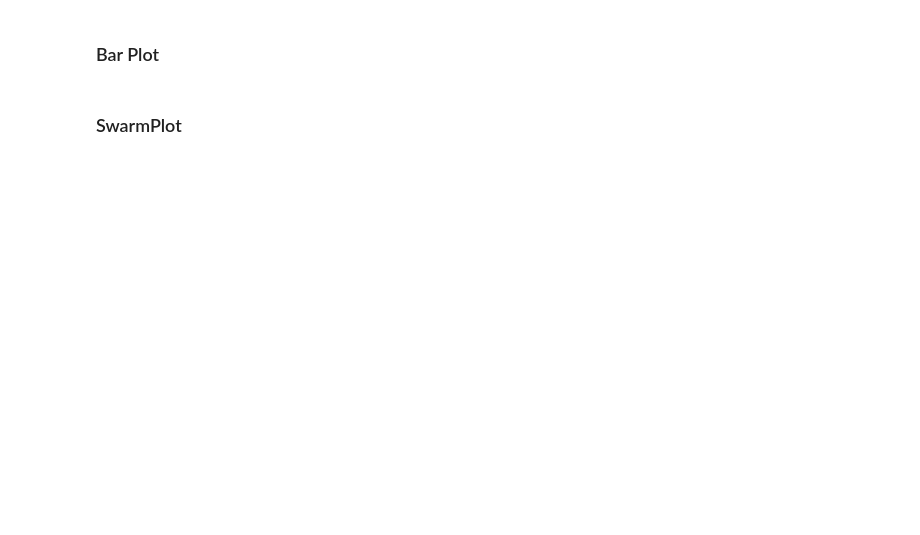
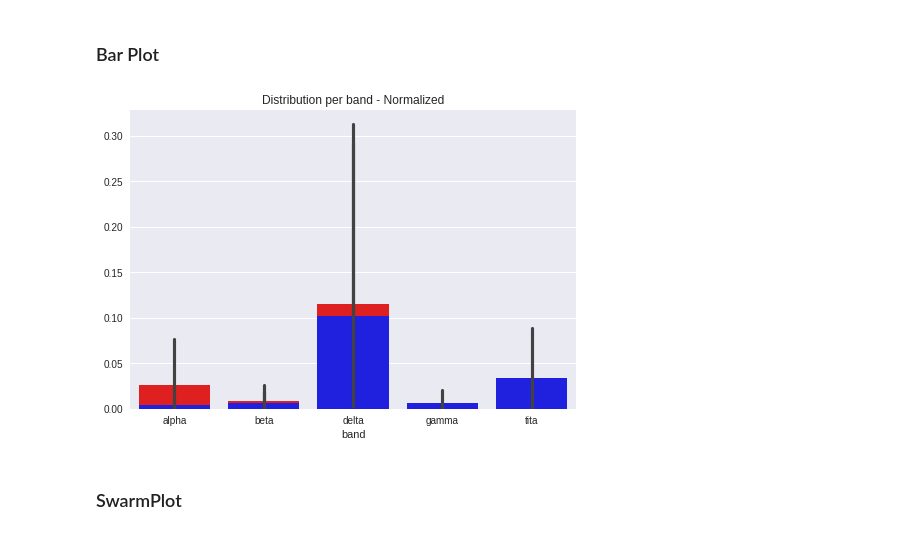
Before and after one commit to gfourcade/cienciadatos, a Jupyter notebook: tp2/tp2.ipynb, the cells around one changed output. Drawn from its saved outputs; the diff is of its cells as text; code cells hidden in the pictures; blank space fills up the shorter version.

```diff
--- a/tp2/tp2.ipynb
+++ b/tp2/tp2.ipynb
@@ -228,18 +281,16 @@ plt.show()
 # %%
 df_norm = (df - df.min().min()) / (df.max().max() - df.min().min())
 ax = sns.barplot(data=df_norm[:10],
-                   color="r",
-                   vmin=df_norm.min(),
-                   vmax=df_norm.max()
+                   color="r"
                   )
 ax = sns.barplot(data=df_norm[10:],
-                   color="b",
-                   vmin=df_norm.min(),
-                   vmax=df_norm.max()
+                   color="b"
                   )
 #ax.set_yscale('log')
 plt.title('Distribution per band - Normalized')
 plt.show()
+# %% [output]
+[figure, added]
 # %% [markdown]
 ### SwarmPlot
 # %%
```
Also changed, not shown: parts of 19 cells of this notebook.
